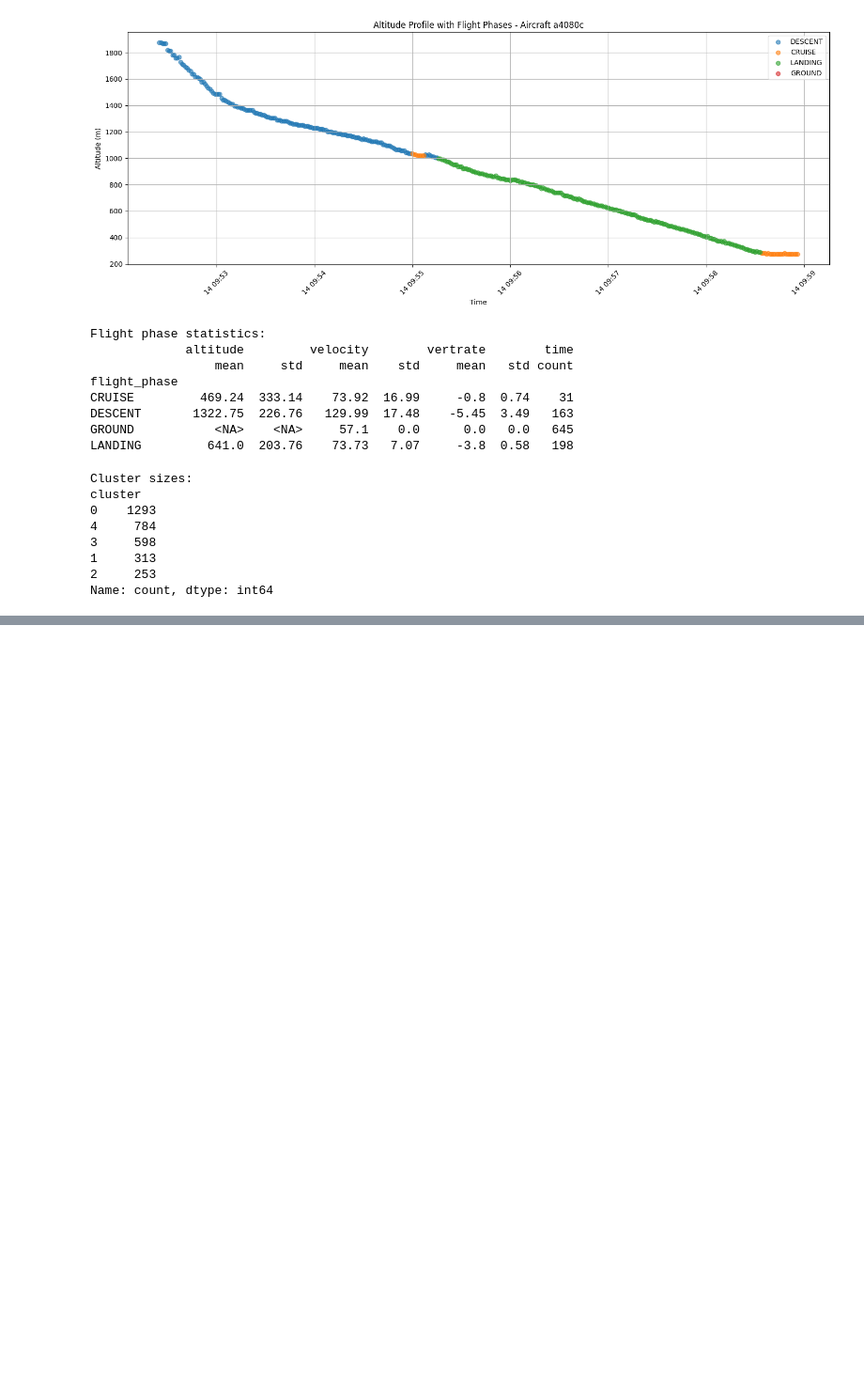
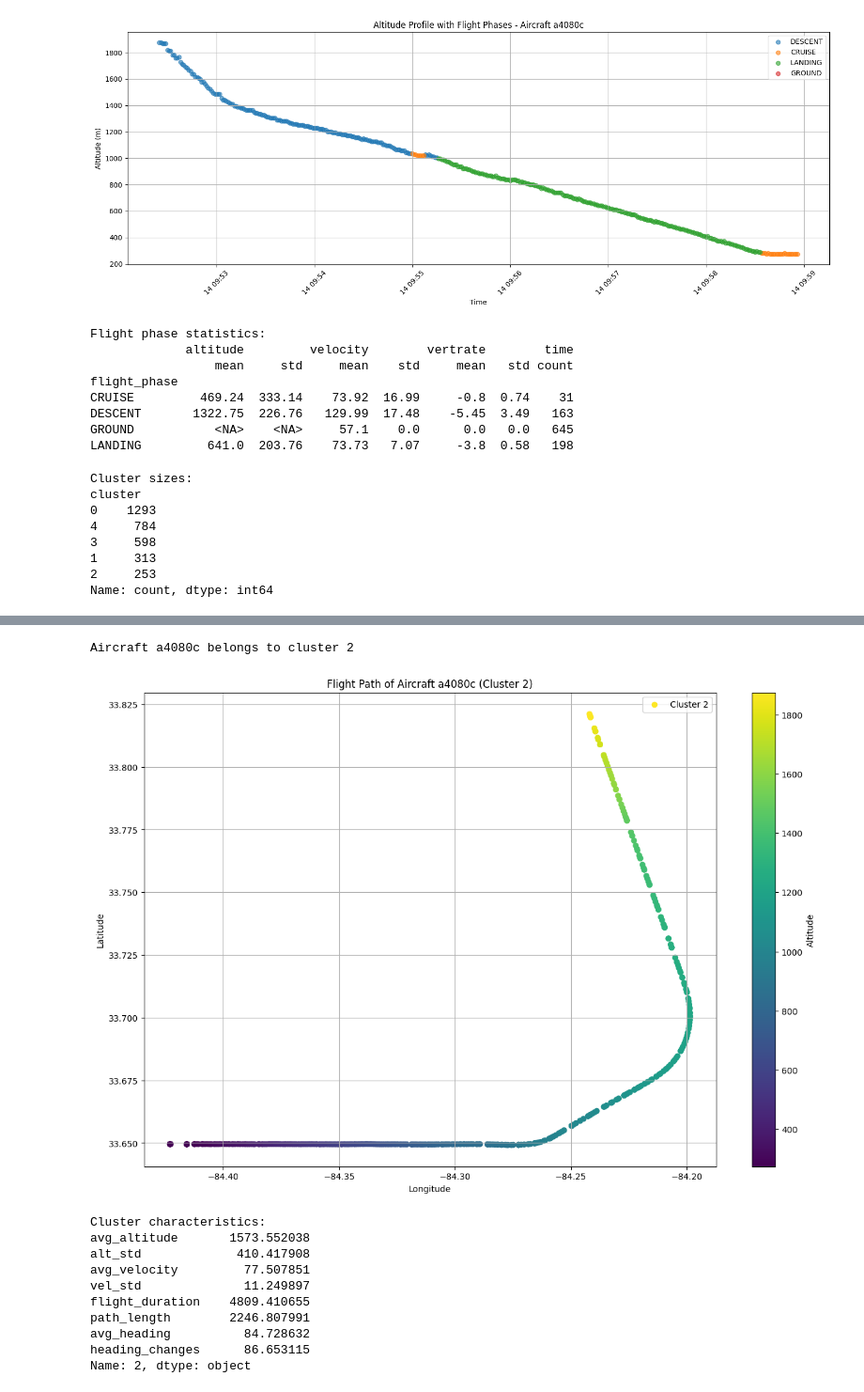
Before and after one commit to mabbts/Aviation-Milestone2-Project, a Jupyter notebook: notebooks/julien-hovan/playground.ipynb, the cells around one changed output, grey strips where cells are left out. Shown at 94% size. Saved outputs shown, nothing was run; the diff lists cells and outputs as text; code cells hidden in the pictures; blank space fills up the shorter version.

```diff
--- a/notebooks/julien-hovan/playground.ipynb
+++ b/notebooks/julien-hovan/playground.ipynb
@@ -634,0 +659,59 @@ print(cluster_stats)
+# %%
+def label_flight_path(trajectory_df, kmeans_model, scaler, numeric_columns):
+    """
+    Label a single flight path with cluster assignments
+    """
+    # Calculate features for the trajectory
+    features = calculate_trajectory_features(trajectory_df)
+
+    # Convert to DataFrame with same structure as training data
+    features_df = pd.DataFrame([features])
+
+    # Select and scale the numeric columns
+    features_scaled = scaler.transform(features_df[numeric_columns])
+
+    # Predict cluster
+    cluster = kmeans_model.predict(features_scaled)[0]
+
+    return cluster
+
+# Let's apply this to your single aircraft example
+icao24_to_track = 'a4080c'
+single_aircraft = df[df['icao24'] == icao24_to_track].copy()
+
+# Get the cluster label
+cluster_label = label_flight_path(single_aircraft, kmeans, scaler, numeric_columns)
+print(f"\nAircraft {icao24_to_track} belongs to cluster {cluster_label}")
+
+# Let's visualize this flight with its cluster characteristics
+plt.figure(figsize=(15, 10))
+
+# Plot the trajectory
+plt.scatter(single_aircraft['longitude'], single_aircraft['latitude'],
+           c=single_aircraft['altitude'], cmap='viridis',
+           label=f'Cluster {cluster_label}')
+
+plt.colorbar(label='Altitude')
+plt.title(f'Flight Path of Aircraft {icao24_to_track} (Cluster {cluster_label})')
+plt.xlabel('Longitude')
+plt.ylabel('Latitude')
+plt.grid(True)
+plt.legend()
+plt.show()
+
+# Print the characteristics of this cluster
+print("\nCluster characteristics:")
+print(cluster_stats.loc[cluster_label])
+# %% [output]
+Aircraft a4080c belongs to cluster 2
+[figure, added]
+Cluster characteristics:
+avg_altitude       1573.552038
+alt_std             410.417908
+avg_velocity         77.507851
+vel_std              11.249897
+flight_duration    4809.410655
+path_length        2246.807991
+avg_heading          84.728632
+heading_changes      86.653115
+Name: 2, dtype: object
```
Also changed, not shown: parts of 4 cells of this notebook, 17 other files.
